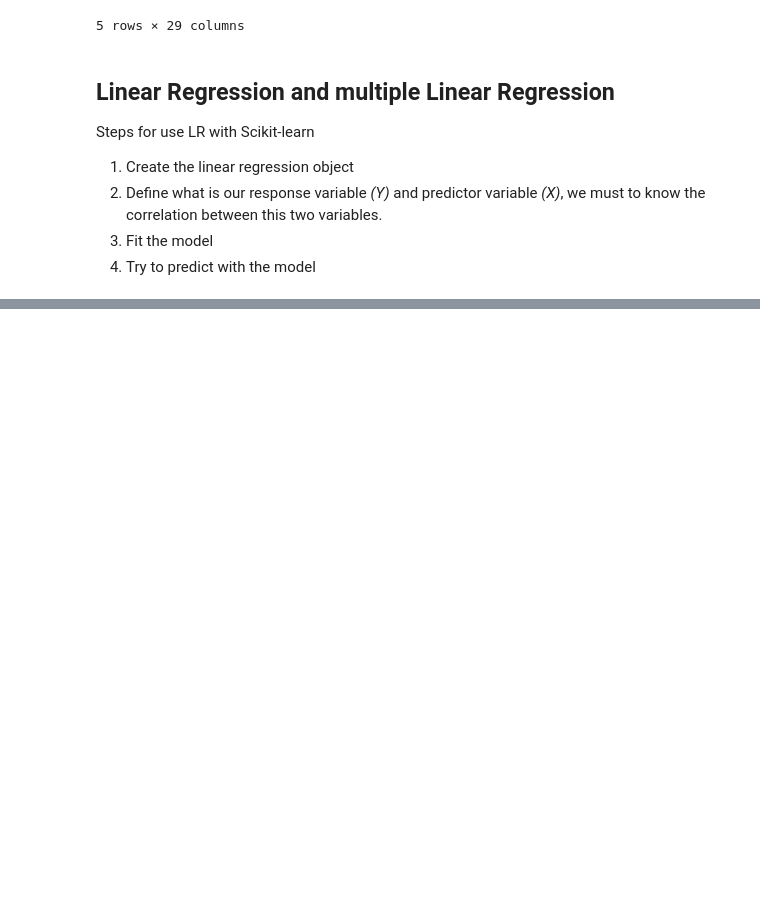
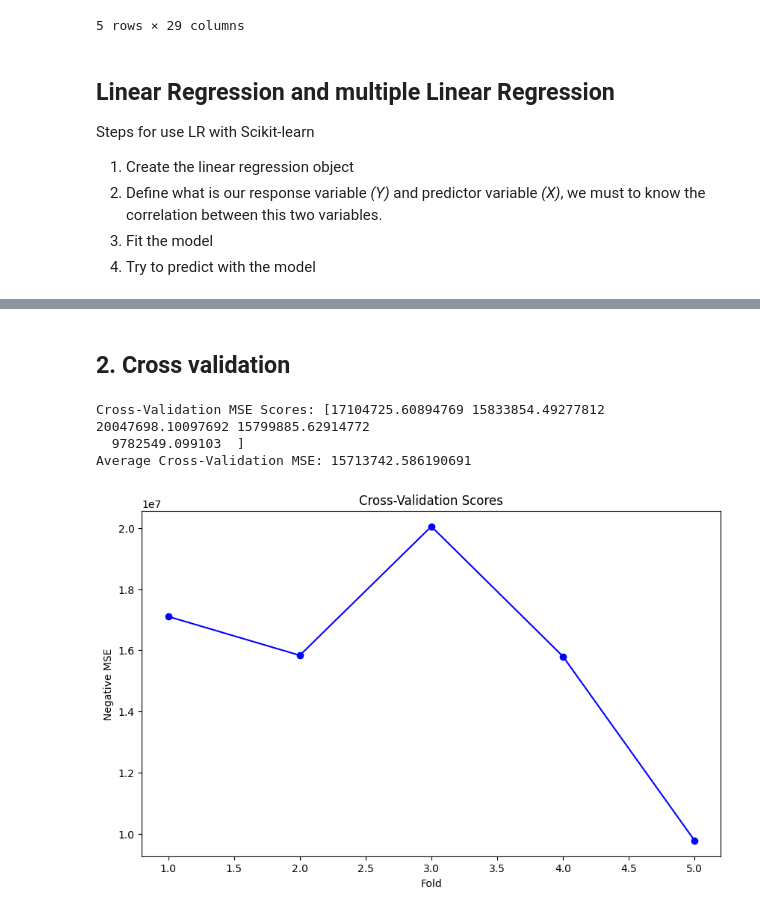
Before and after one commit to Bidobelemti/python_for_data_science, a Jupyter notebook: Data Analysis with Python/notebooks/model_development.ipynb, the cells around one changed output, grey strips where cells are left out. Saved outputs shown, nothing was run; the diff lists cells and outputs as text; code cells hidden in the pictures; blank space fills up the shorter version.

```diff
--- a/Data Analysis with Python/notebooks/model_development.ipynb
+++ b/Data Analysis with Python/notebooks/model_development.ipynb
@@ -60,0 +146,23 @@ price           0.872335  1.000000
+# %% [markdown]
+## 2. Cross validation
+# %%
+from sklearn.model_selection import cross_val_score
+from sklearn.linear_model import LinearRegression
+
+lr = LinearRegression()
+cv_scores = cross_val_score(lr, df.drop('price', axis=1), df['price'], cv=5, scoring='neg_mean_squared_error')
+print('Cross-Validation MSE Scores:', -cv_scores)
+print('Average Cross-Validation MSE:', -cv_scores.mean())
+
+#plotting the cross-validation scores
+plt.figure(figsize=(10, 6))
+plt.plot(range(1, 6), -cv_scores, marker='o', linestyle='-', color='blue')
+plt.xlabel('Fold')
+plt.ylabel('Negative MSE')
+plt.title('Cross-Validation Scores')
+plt.show()
+# %% [output]
+Cross-Validation MSE Scores: [17104725.60894769 15833854.49277812 20047698.10097692 15799885.62914772
+  9782549.099103  ]
+Average Cross-Validation MSE: 15713742.586190691
+[figure, added]
```
Also changed, not shown: parts of 9 cells of this notebook, 2 other files.
